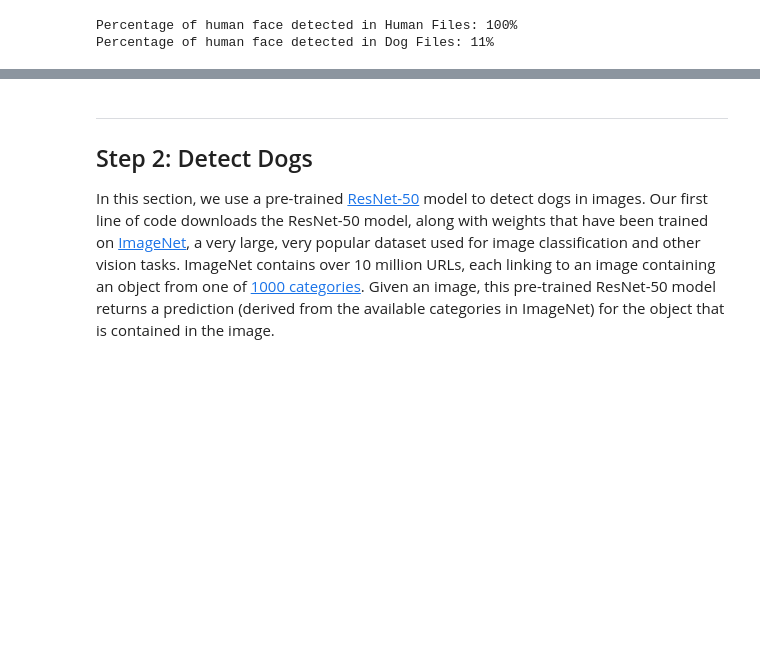
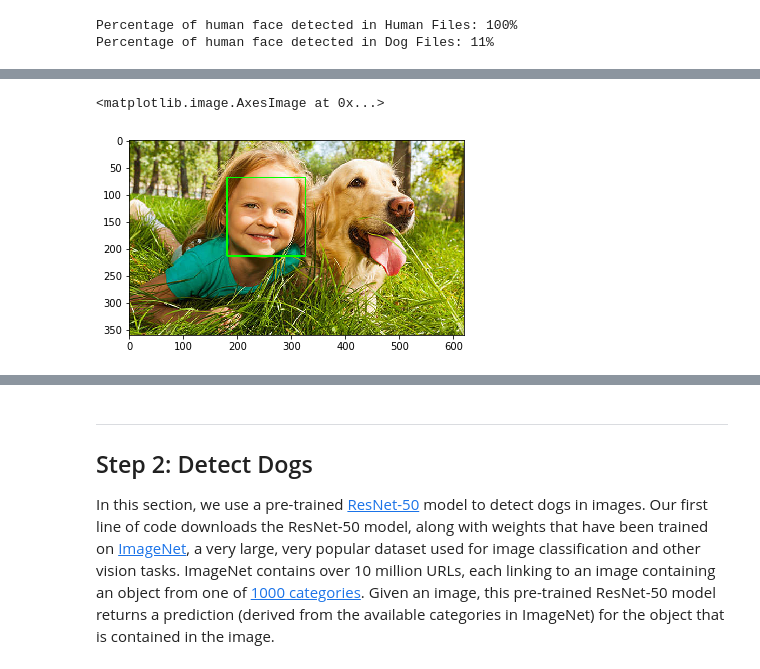
Before and after one commit to aramki/dogBreedClassifier, a Jupyter notebook: dog_app.ipynb, the cells around one changed output, grey strips where cells are left out. Cells and saved outputs as stored; diff of their text form; code cells hidden in the pictures; blank space fills up the shorter version.

```diff
--- a/dog_app.ipynb
+++ b/dog_app.ipynb
@@ -204,0 +239,7 @@ We suggest the face detector from OpenCV as a potential way to detect human imag
+# %%
+test2 = cv2.imread("images/bigstock-Little-blond-girl-with-her-ret-71180845.jpg")
+faces_detected_img = detect_faces(haar_face_cascade, test2)
+plt.imshow(convertToRGB(faces_detected_img))
+# %% [output]
+<matplotlib.image.AxesImage at 0x...>
+[figure, added]
```
Also changed, not shown: parts of 31 cells of this notebook, 1 other file.
